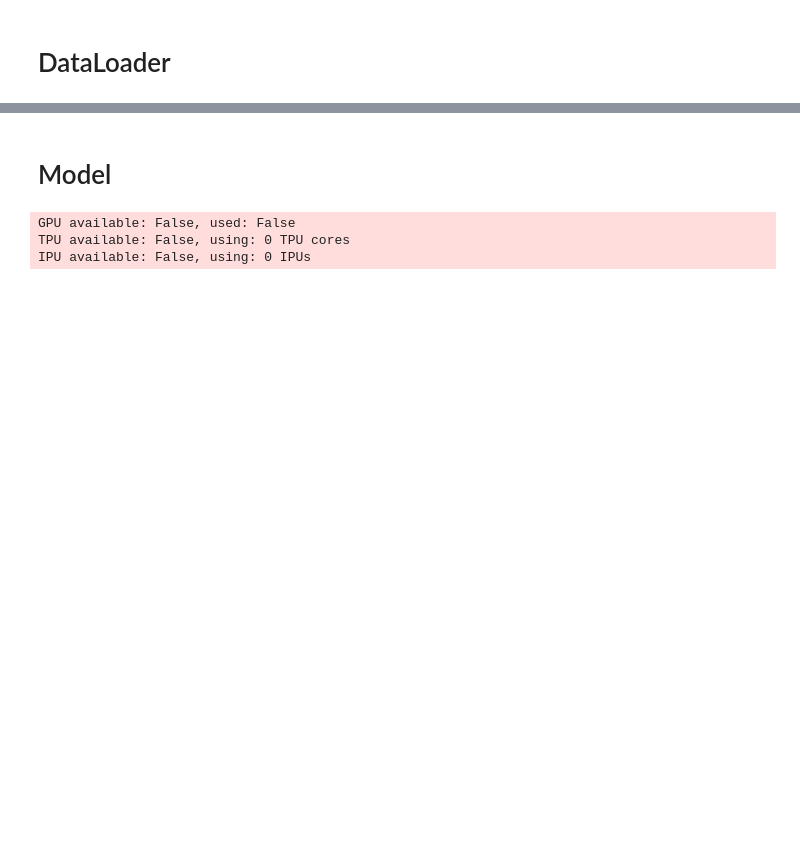
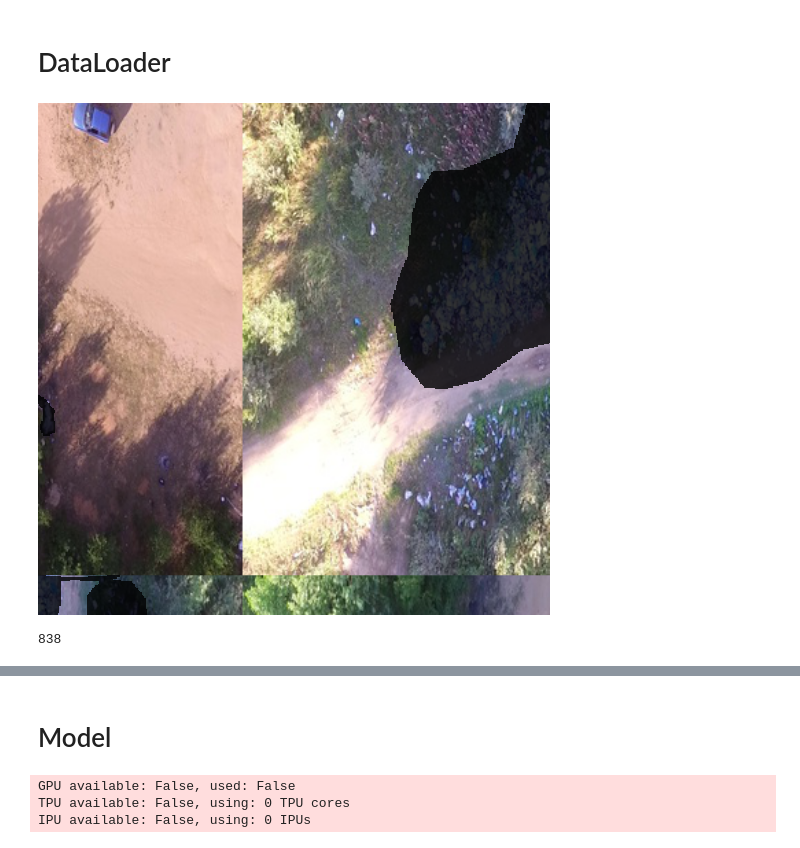
Before and after one commit to renesat/EcoDrone, a Jupyter notebook: notebooks/TrainDeepLabv3.ipynb, the cells around one changed output, grey strips where cells are left out. Cells and saved outputs as stored; diff of their text form; code cells hidden in the pictures; blank space fills up the shorter version.

```diff
--- a/notebooks/TrainDeepLabv3.ipynb
+++ b/notebooks/TrainDeepLabv3.ipynb
@@ -31,16 +30,17 @@ CONFIG = {
 # %%
 transform = preprocess = transforms.Compose([
     transforms.ToTensor(),
-    transforms.Resize((CONFIG["img_size"], CONFIG["img_size"])),
+    #transforms.Resize((CONFIG["img_size"], CONFIG["img_size"])),
     transforms.Normalize(mean=[0.485, 0.456, 0.406], std=[0.229, 0.224, 0.225]),
 ])
 # %%
-dataset = TrashDataset("../data/raw/train-all.csv", "../data/raw/train", transform=transform)
+train_set = TrashDataset2("../data/raw/train-all.csv", "../data/raw/train-small", train=True, transform=transform, to_rotate=True)
+val_set = TrashDataset2("../data/raw/train-all.csv", "../data/raw/train-small", train=False, transform=transform)
-# %%
-train_set, val_set = torch.utils.data.random_split(
-    dataset,
-    [
-        len(dataset) - int(len(dataset) * val_size) ,
-        int(len(dataset) * val_size)
-    ]
-)
+# %%
+train_set.view_item(0)
+# %% [output]
+[figure, added]
+# %%
+len(train_set)
+# %% [output]
+838
```
Also changed, not shown: parts of 8 cells of this notebook, 2 other files.
